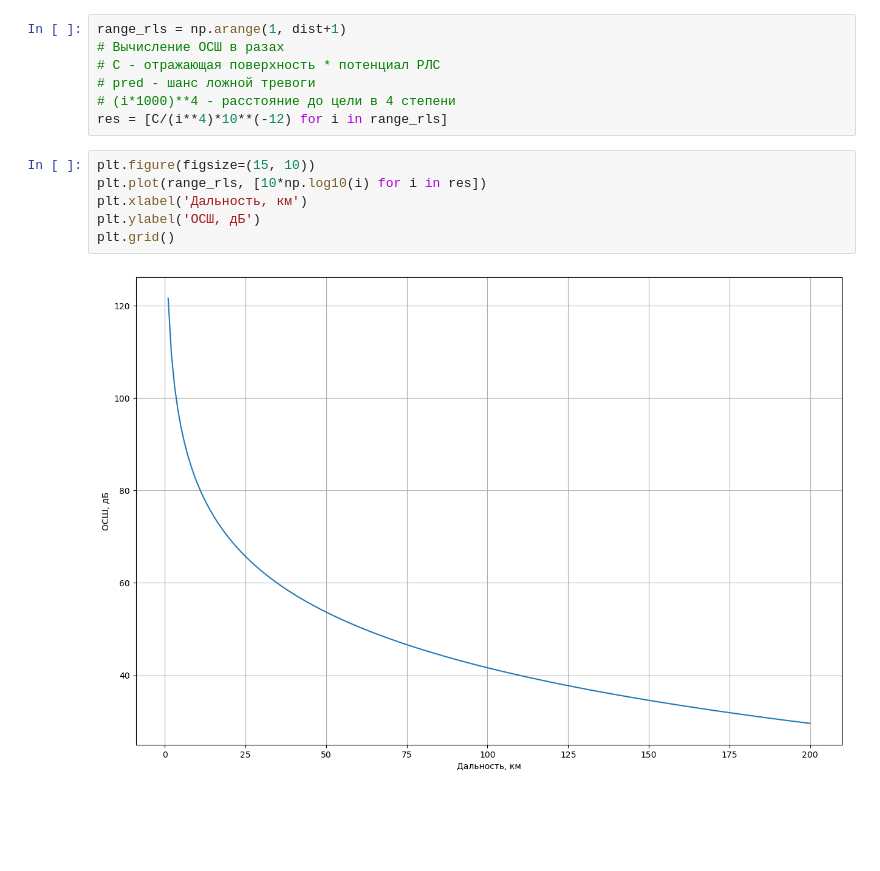
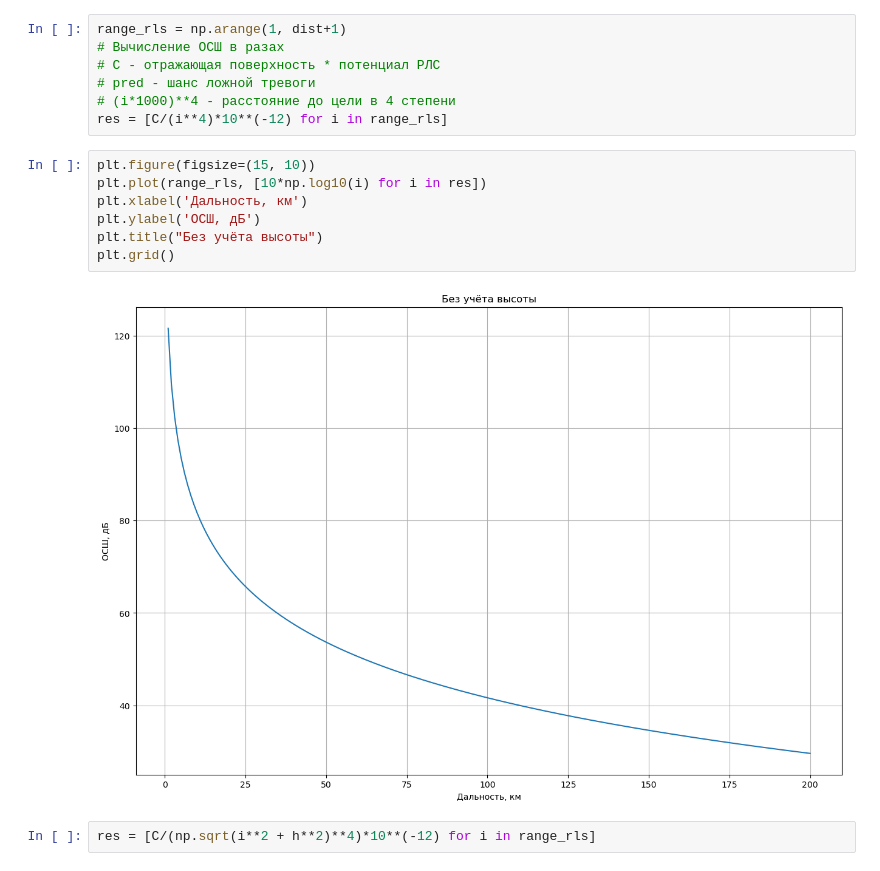
Before and after one commit to Rabotah/Diplom, a Jupyter notebook: OSH.ipynb, the cells around one changed output. Cells and saved outputs as stored; diff of their text form; blank space fills up the shorter version.

```diff
--- a/OSH.ipynb
+++ b/OSH.ipynb
@@ -76,8 +76,11 @@ res = [C/(i**4)*10**(-12) for i in range_rls]
 # %%
 plt.figure(figsize=(15, 10))
 plt.plot(range_rls, [10*np.log10(i) for i in res])
 plt.xlabel('Дальность, км')
 plt.ylabel('ОСШ, дБ')
+plt.title("Без учёта высоты")
 plt.grid()
 # %% [output]
-[figure, old version]
+[figure, new version]
+# %%
+res = [C/(np.sqrt(i**2 + h**2)**4)*10**(-12) for i in range_rls]
```
Also changed, not shown: parts of 3 cells of this notebook.
